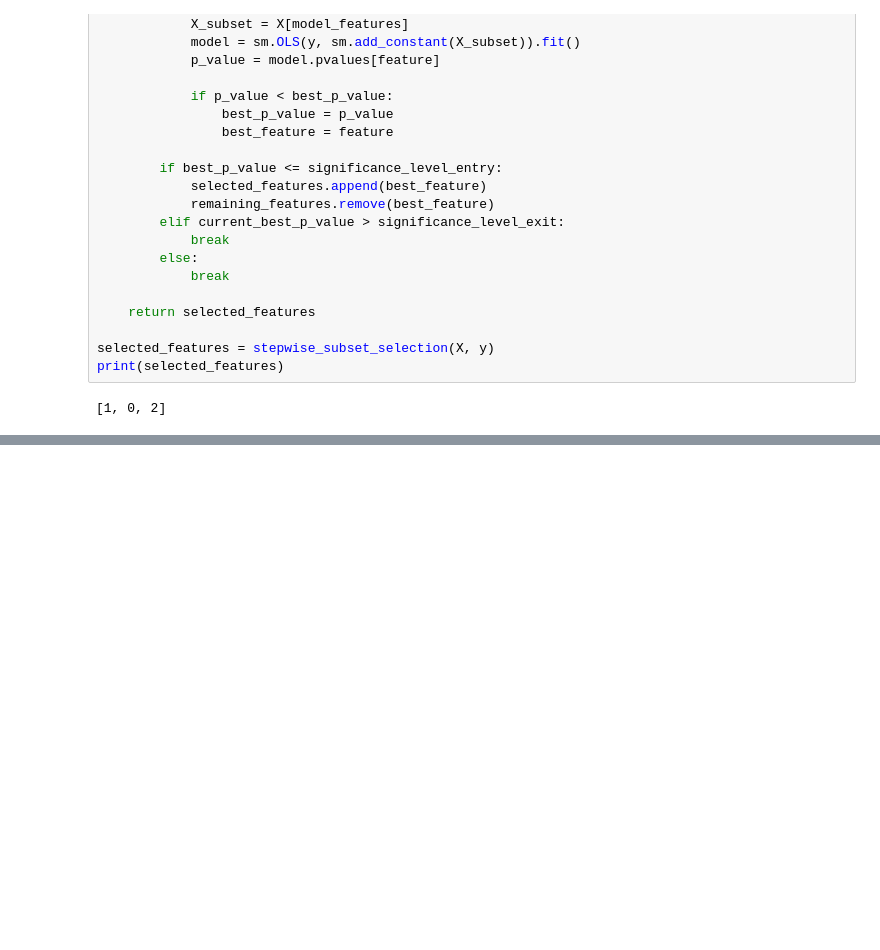
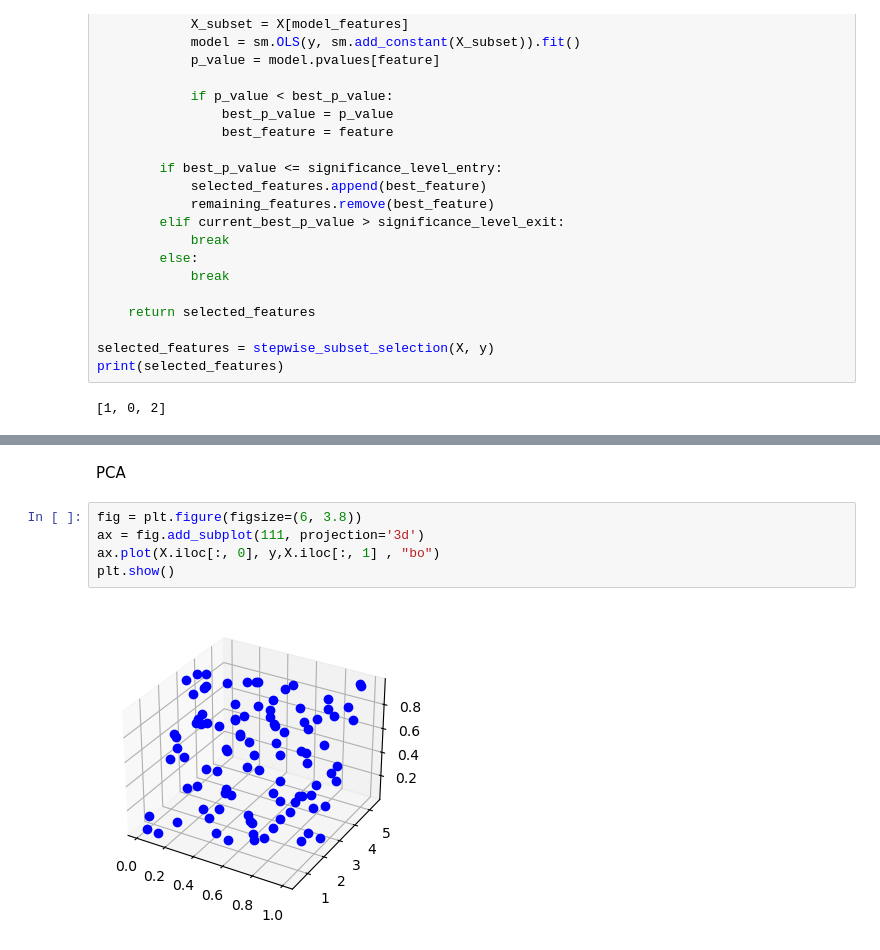
Before and after one commit to TheMerkh/ISLR, a Jupyter notebook: References/6°Chapter.ipynb, the cells around one changed output, grey strips where cells are left out. Cells and saved outputs as stored; diff of their text form; blank space fills up the shorter version.

```diff
--- a/References/6°Chapter.ipynb
+++ b/References/6°Chapter.ipynb
@@ -209,0 +247,9 @@ Notes:
+# %% [markdown]
+PCA
+# %%
+fig = plt.figure(figsize=(6, 3.8))
+ax = fig.add_subplot(111, projection='3d')
+ax.plot(X.iloc[:, 0], y,X.iloc[:, 1] , "bo")
+plt.show()
+# %% [output]
+[figure, added]
```
Also changed, not shown: parts of 10 cells of this notebook.
